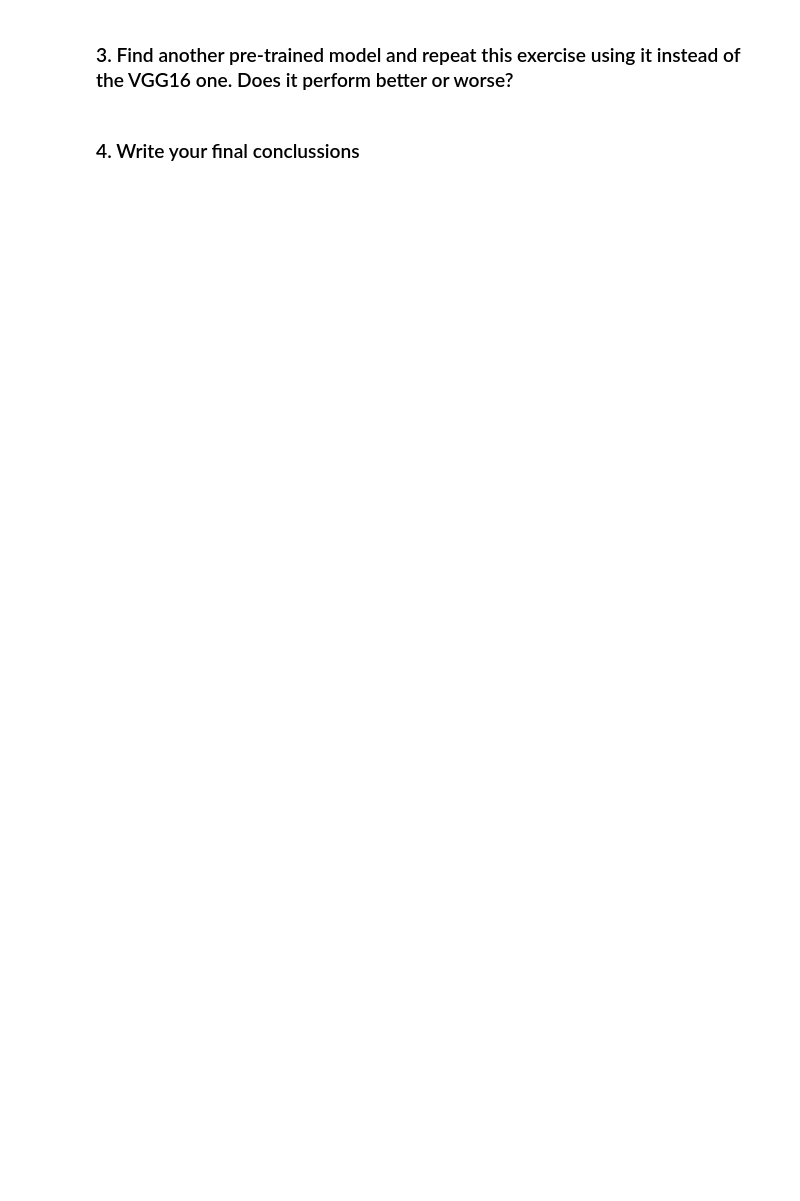
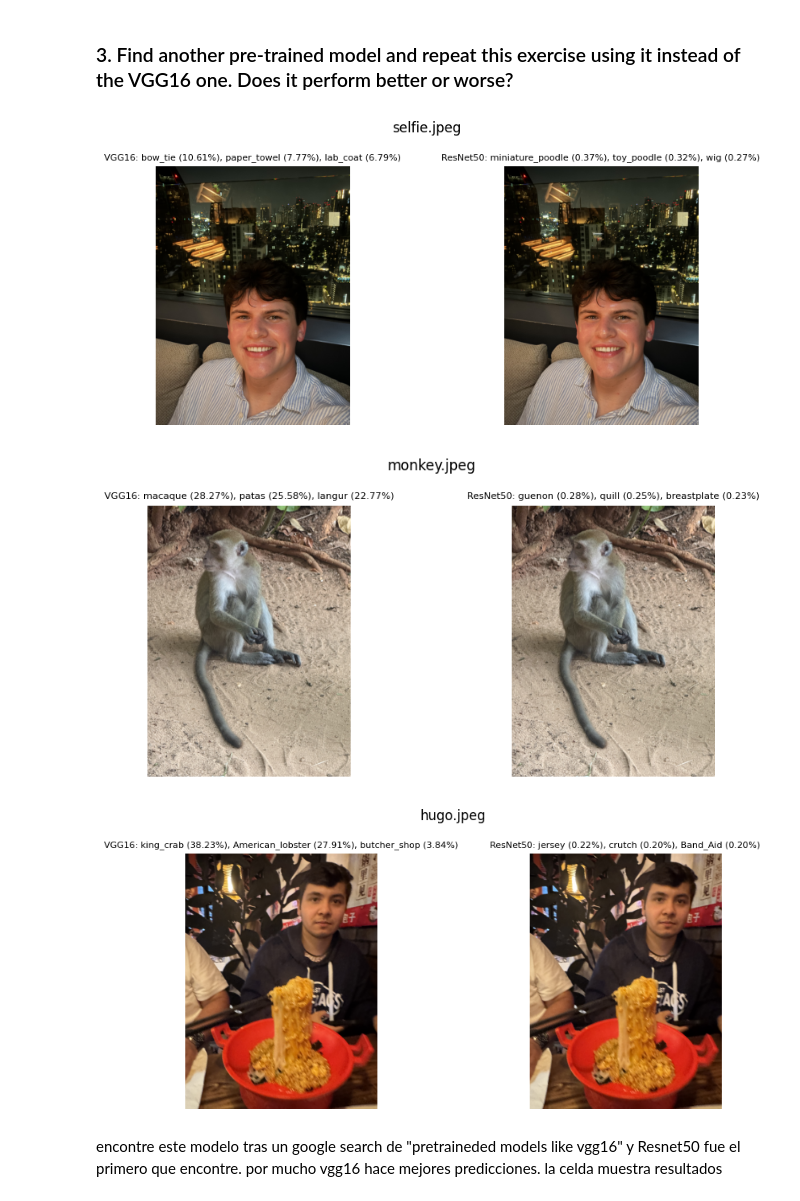
Before and after one commit to BernardoBremer/Inteligencia-Computacional-Cetys-, a Jupyter notebook: 7_pretrained_models.ipynb, the cells around one changed output. Drawn from its saved outputs; the diff is of its cells as text; code cells hidden in the pictures; blank space fills up the shorter version.

```diff
--- a/7_pretrained_models.ipynb
+++ b/7_pretrained_models.ipynb
@@ -226,4 +228,34 @@ for img, name in zip(my_images, my_files):
 # %% [markdown]
 ### 3. Find another pre-trained model and repeat this exercise using it instead of the VGG16 one. Does it perform better or worse?
-# %% [markdown]
-### 4. Write your final conclussions
+# %%
+from torchvision.models import resnet50, ResNet50_Weights
+
+resnet_weights = ResNet50_Weights.DEFAULT
+resnet_model = resnet50(weights=resnet_weights).to(device)
+resnet_pre = resnet_weights.transforms()
+
+for img, name in zip(my_images, my_files):
+    preds_vgg = classify(model, pre_trans, img, top_k=3)
+    preds_resnet = classify(resnet_model, resnet_pre, img, top_k=3)
+
+    fig, axes = plt.subplots(1, 2, figsize=(10, 4))
+
+    axes[0].imshow(img)
+    axes[0].axis('off')
+    _p = [f"{index_to_label(idx)} ({prob:.2%})" for idx, prob in preds_vgg]
+    axes[0].set_title(f"VGG16: {', '.join(_p)}", fontsize=8)
+
+    axes[1].imshow(img)
+    axes[1].axis('off')
+    _p = [f"{index_to_label(idx)} ({prob:.2%})" for idx, prob in preds_resnet]
+    axes[1].set_title(f"ResNet50: {', '.join(_p)}", fontsize=8)
+
+    fig.suptitle(name)
+    plt.tight_layout()
+    plt.show()
+# %% [output]
+[figure, added]
+[figure, added]
+[figure, added]
+# %% [markdown]
+encontre este modelo tras un google search de "pretraineded models like vgg16" y Resnet50 fue el primero que encontre. por mucho vgg16 hace mejores predicciones. la celda muestra resultados
```
Also changed, not shown: parts of 6 cells of this notebook.
